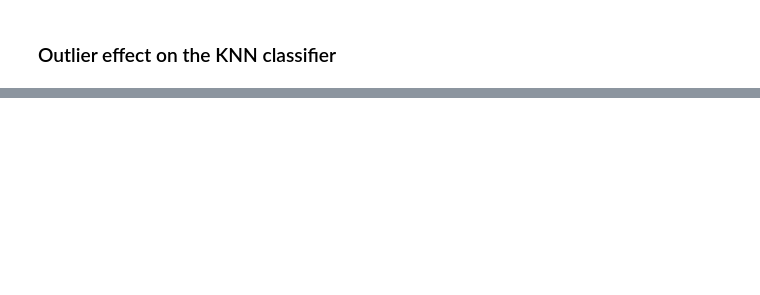
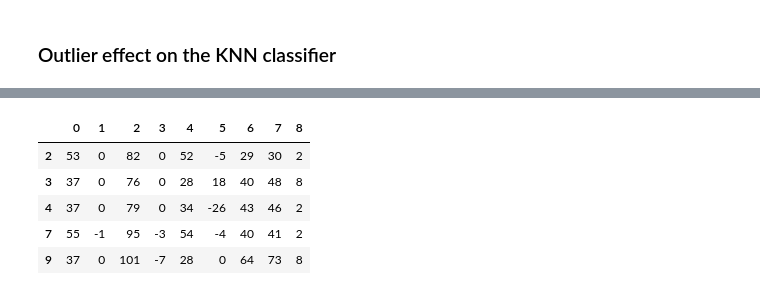
Before and after one commit to eacunafer/Data-Mining-Machine-Learning-subgraduado-, a Jupyter notebook: notebooks/outlierdeep2022.ipynb, the cells around one changed output, grey strips where cells are left out. Saved outputs shown, nothing was run; the diff lists cells and outputs as text; code cells hidden in the pictures; blank space fills up the shorter version.

```diff
--- a/notebooks/outlierdeep2022.ipynb
+++ b/notebooks/outlierdeep2022.ipynb
@@ -223,0 +223,4 @@ Accuracy using k=5 neighbors after outlier removal: 0.75 (+/- 0.13)
+# %%
+url = "https://academic.uprm.edu/eacuna/shuttle.trn"
+data = pd.read_table(url, header=None,delim_whitespace=True)
+print(data)
@@ -223,0 +242,13 @@ Accuracy using k=5 neighbors after outlier removal: 0.75 (+/- 0.13)
+# %%
+#Extracting class 1
+y1=data.iloc[:,9]
+X1=data[y1==1]
+X1=X1.iloc[:,0:9]
+X1.head()
+# %% [output]
+|  | 0 | 1 | 2 | 3 | 4 | 5 | 6 | 7 | 8 |
+| 2 | 53 | 0 | 82 | 0 | 52 | -5 | 29 | 30 | 2 |
+| 3 | 37 | 0 | 76 | 0 | 28 | 18 | 40 | 48 | 8 |
+| 4 | 37 | 0 | 79 | 0 | 34 | -26 | 43 | 46 | 2 |
+| 7 | 55 | -1 | 95 | -3 | 54 | -4 | 40 | 41 | 2 |
+| 9 | 37 | 0 | 101 | -7 | 28 | 0 | 64 | 73 | 8 |
```
Also changed, not shown: parts of 31 cells of this notebook.
